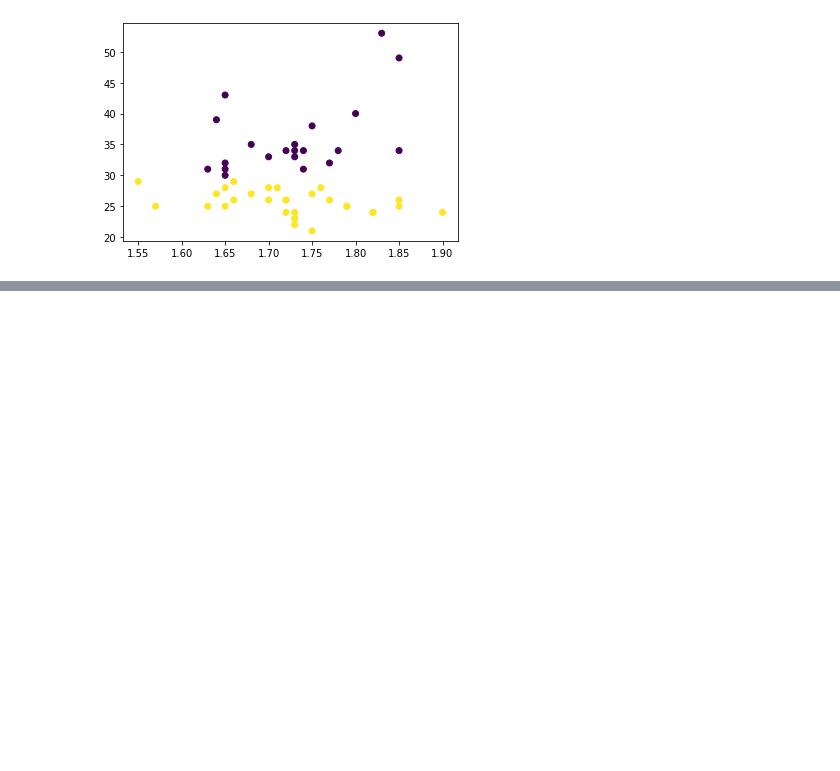
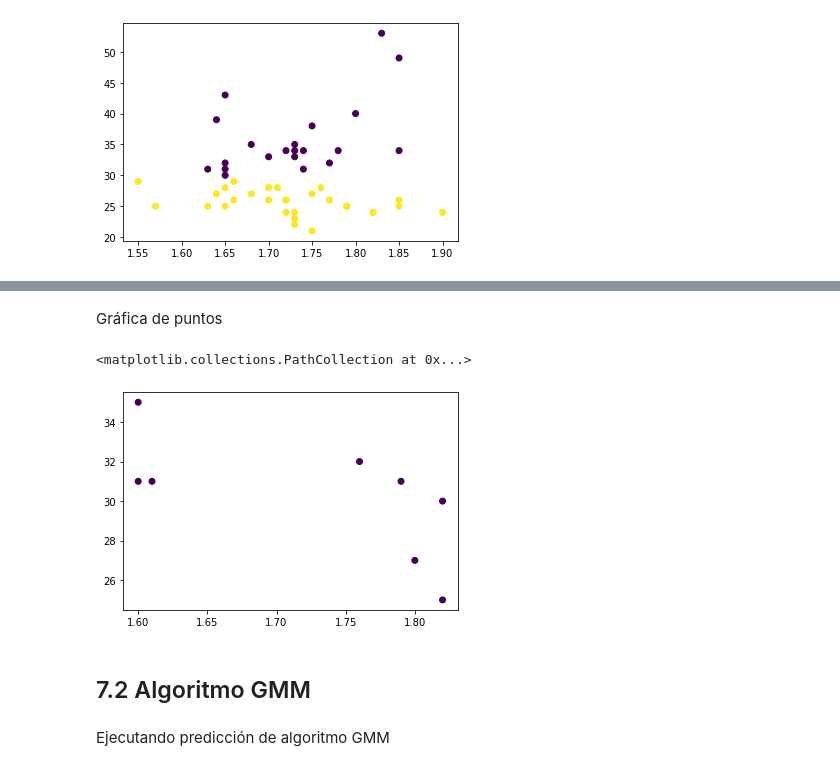
Before and after one commit to josedalvik/datascience_stlearning2_practica1, a Jupyter notebook: K-means y GMM.ipynb, the cells around one changed output, grey strips where cells are left out. Cells and saved outputs as stored; diff of their text form; code cells hidden in the pictures; blank space fills up the shorter version.

```diff
--- a/K-means y GMM.ipynb
+++ b/K-means y GMM.ipynb
@@ -480,0 +540,15 @@ plt.scatter(normales_gmm5.altura, normales_gmm5.edad, alpha=1, c=normales_gmm5.c
+# %%
+#Algoritmo recursivo
+def k_means_prediccion(cluster, datos):
+    #Creando array de distancias y asignación de clusters
+    distancias = np.full(len(datos), -1.0)
+    cluster_cercano = np.zeros(len(datos))
+    #Encontrando el cluster más cercano
+    for i in range(0, len(datos)):
+        for j in range(0, len(cluster)):
+            distance_k = np.sqrt((datos.iloc[i,:].edad - cluster.iloc[j,:].edad) ** 2 + (datos.iloc[i,:].altura - cluster.iloc[j,:].altura) ** 2)
+            if( distancias[i]==-1 or distancias[i]>distance_k):
+                #Distancia más corta
+                distancias[i] = distance_k
+                cluster_cercano[i] = j
+    return cluster_cercano
@@ -480,0 +557,8 @@ plt.scatter(normales_gmm5.altura, normales_gmm5.edad, alpha=1, c=normales_gmm5.c
+# %%
+cluster_prediccion = k_means_prediccion(kparams5, valtest_normales_n)
+
+valtest_normales_prediccion = valtest_normales.copy()
+valtest_normales_prediccion["cluster"] = cluster_prediccion
+valtest_normales_prediccion["cluster_altura"] = np.array(kparams5.iloc[cluster_prediccion,:].altura)
+valtest_normales_prediccion["cluster_edad"] = np.array(kparams5.iloc[cluster_prediccion,:].edad)
+valtest_normales_prediccion
@@ -480,0 +575,11 @@ plt.scatter(normales_gmm5.altura, normales_gmm5.edad, alpha=1, c=normales_gmm5.c
+# %% [markdown]
+Gráfica de puntos
+# %%
+plt.scatter(valtest_normales_prediccion.altura, valtest_normales_prediccion.edad, alpha=1, c=valtest_normales_prediccion.cluster)
+# %% [output]
+<matplotlib.collections.PathCollection at 0x...>
+[figure, added]
+# %% [markdown]
+## 7.2 Algoritmo GMM
+# %% [markdown]
+Ejecutando predicción de algoritmo GMM
```
Also changed, not shown: parts of 26 cells of this notebook.
